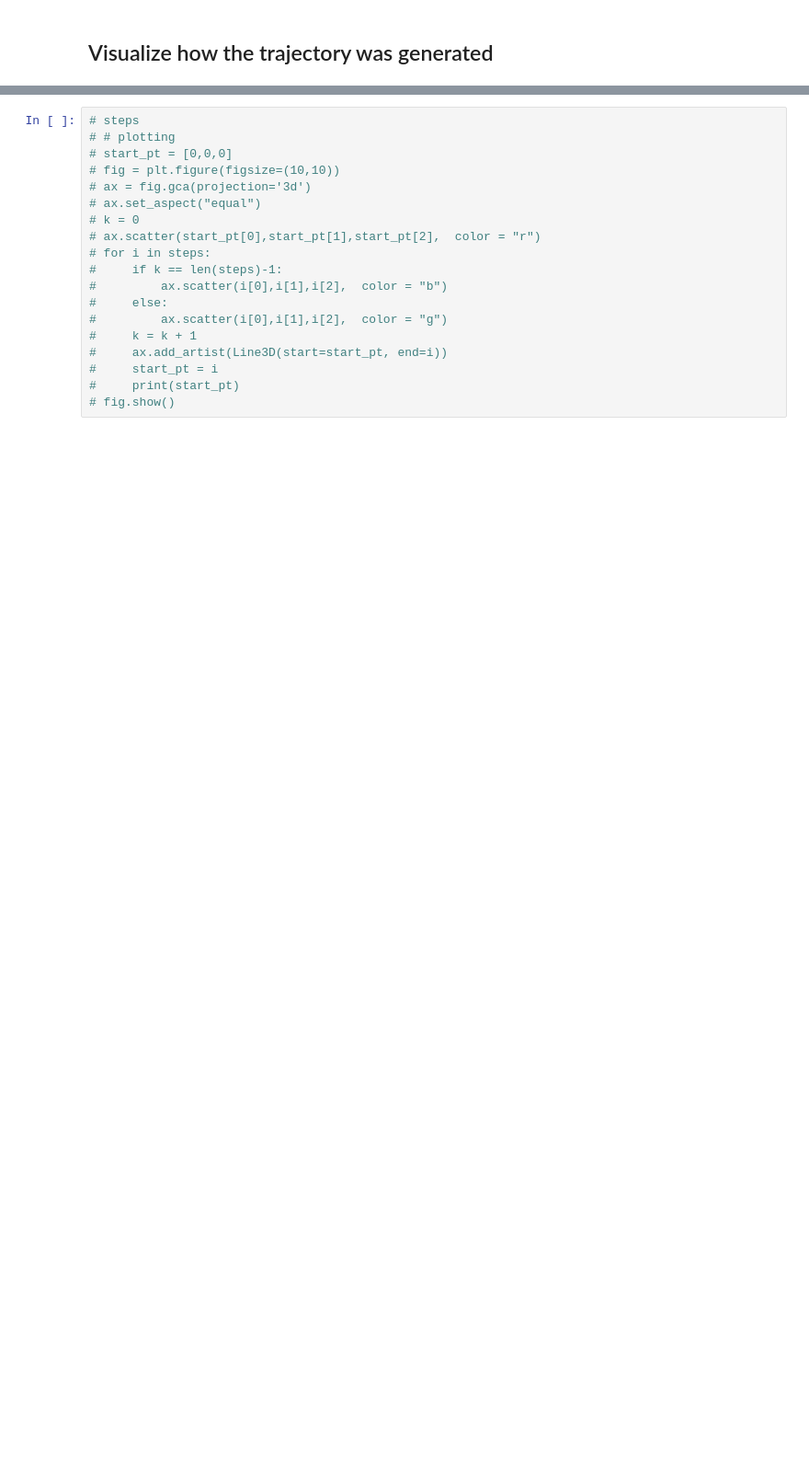
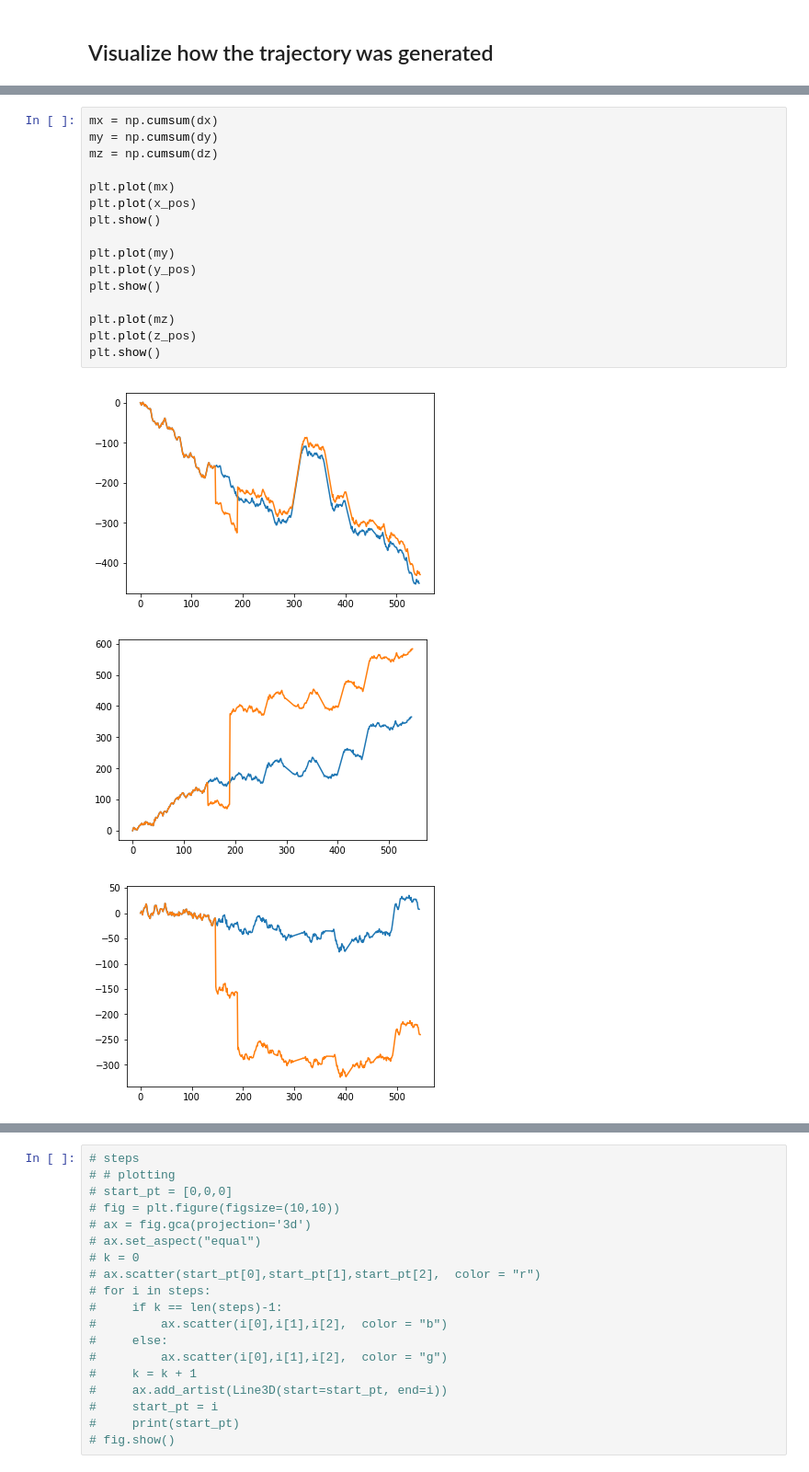
Before and after one commit to nesl/UnderwaterSensorTag, a Jupyter notebook: IMU_GPS_Fusion/Trajectory_Simulation/Simulate IMU+GPS trajectories from STP Brownian .ipynb, the cells around one changed output, grey strips where cells are left out. Shown at 92% size. Drawn from its saved outputs; the diff is of its cells as text; blank space fills up the shorter version.

```diff
--- a/IMU_GPS_Fusion/Trajectory_Simulation/Simulate IMU+GPS trajectories from STP Brownian .ipynb
+++ b/IMU_GPS_Fusion/Trajectory_Simulation/Simulate IMU+GPS trajectories from STP Brownian .ipynb
@@ -344,0 +527,20 @@ fig.show()
+# %%
+mx = np.cumsum(dx)
+my = np.cumsum(dy)
+mz = np.cumsum(dz)
+
+plt.plot(mx)
+plt.plot(x_pos)
+plt.show()
+
+plt.plot(my)
+plt.plot(y_pos)
+plt.show()
+
+plt.plot(mz)
+plt.plot(z_pos)
+plt.show()
+# %% [output]
+[figure, added]
+[figure, added]
+[figure, added]
```
Also changed, not shown: parts of 12 cells of this notebook, 9 other files.
